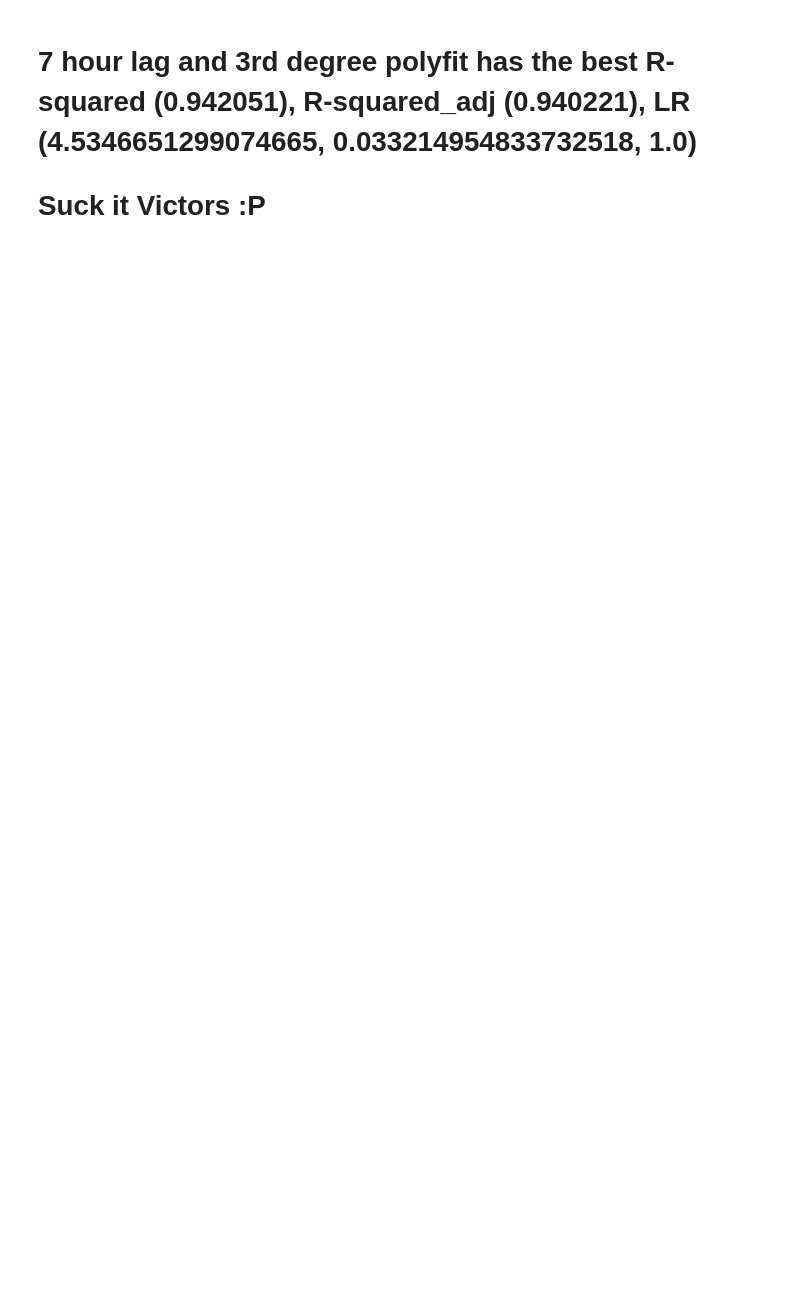
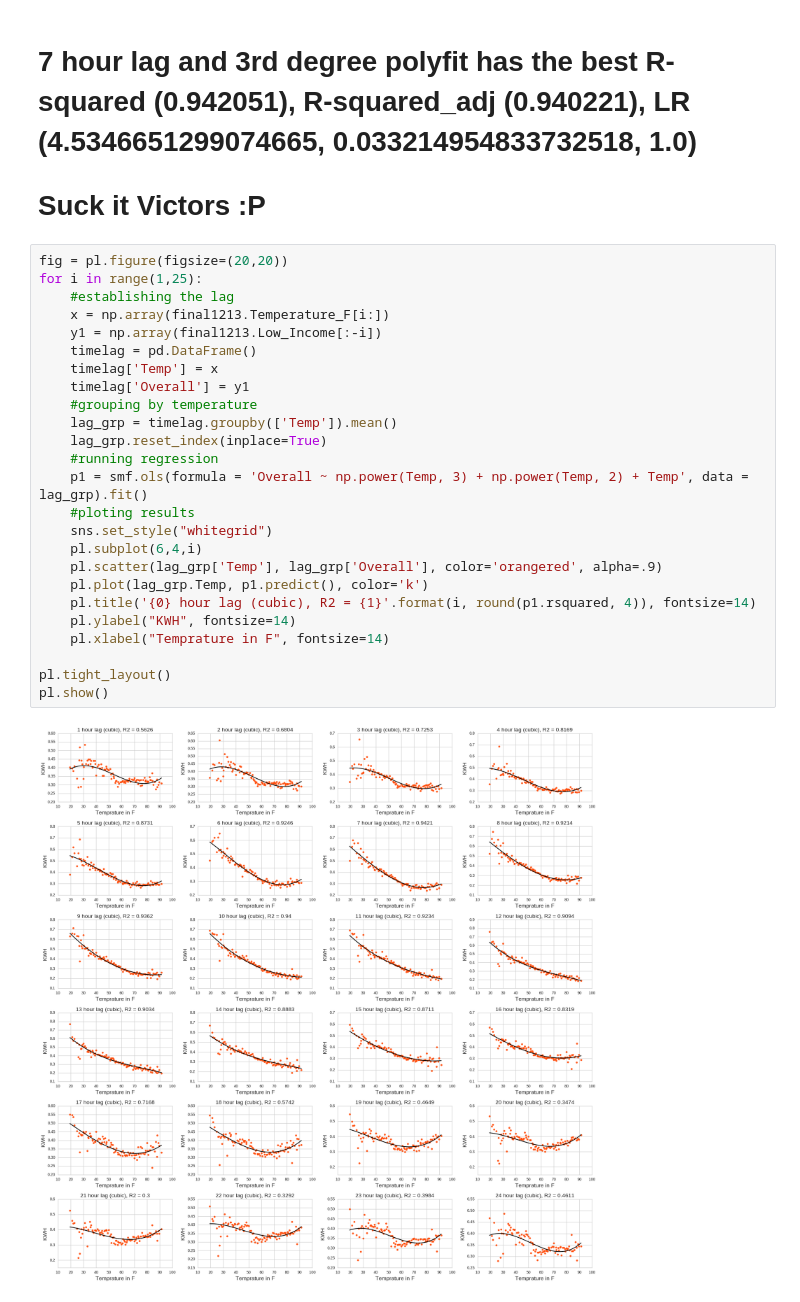
Before and after one commit to connorchency/Taming-the-Peak, a Jupyter notebook: analysis/Analysis_2012-13_avi-lag-Low.ipynb, the cells around one changed output. Drawn from its saved outputs; the diff is of its cells as text; blank space fills up the shorter version.

```diff
--- a/analysis/Analysis_2012-13_avi-lag-Low.ipynb
+++ b/analysis/Analysis_2012-13_avi-lag-Low.ipynb
@@ -303,3 +294,30 @@ rsqd
 # 7 hour lag and 3rd degree polyfit has the best R-squared (0.942051), R-squared_adj (0.940221), LR (4.5346651299074665, 0.033214954833732518, 1.0)
 
 # Suck it Victors :P
+# %%
+fig = pl.figure(figsize=(20,20))
+for i in range(1,25):
+    #establishing the lag
+    x = np.array(final1213.Temperature_F[i:])
+    y1 = np.array(final1213.Low_Income[:-i])
+    timelag = pd.DataFrame()
+    timelag['Temp'] = x
+    timelag['Overall'] = y1
+    #grouping by temperature
+    lag_grp = timelag.groupby(['Temp']).mean()
+    lag_grp.reset_index(inplace=True)
+    #running regression
+    p1 = smf.ols(formula = 'Overall ~ np.power(Temp, 3) + np.power(Temp, 2) + Temp', data = lag_grp).fit()
+    #ploting results
+    sns.set_style("whitegrid")
+    pl.subplot(6,4,i)
+    pl.scatter(lag_grp['Temp'], lag_grp['Overall'], color='orangered', alpha=.9)
+    pl.plot(lag_grp.Temp, p1.predict(), color='k')
+    pl.title('{0} hour lag (cubic), R2 = {1}'.format(i, round(p1.rsquared, 4)), fontsize=14)
+    pl.ylabel("KWH", fontsize=14)
+    pl.xlabel("Temprature in F", fontsize=14)
+
+pl.tight_layout()
+pl.show()
+# %% [output]
+[figure, added]
```
Also changed, not shown: parts of 6 cells of this notebook, 4 other files.
